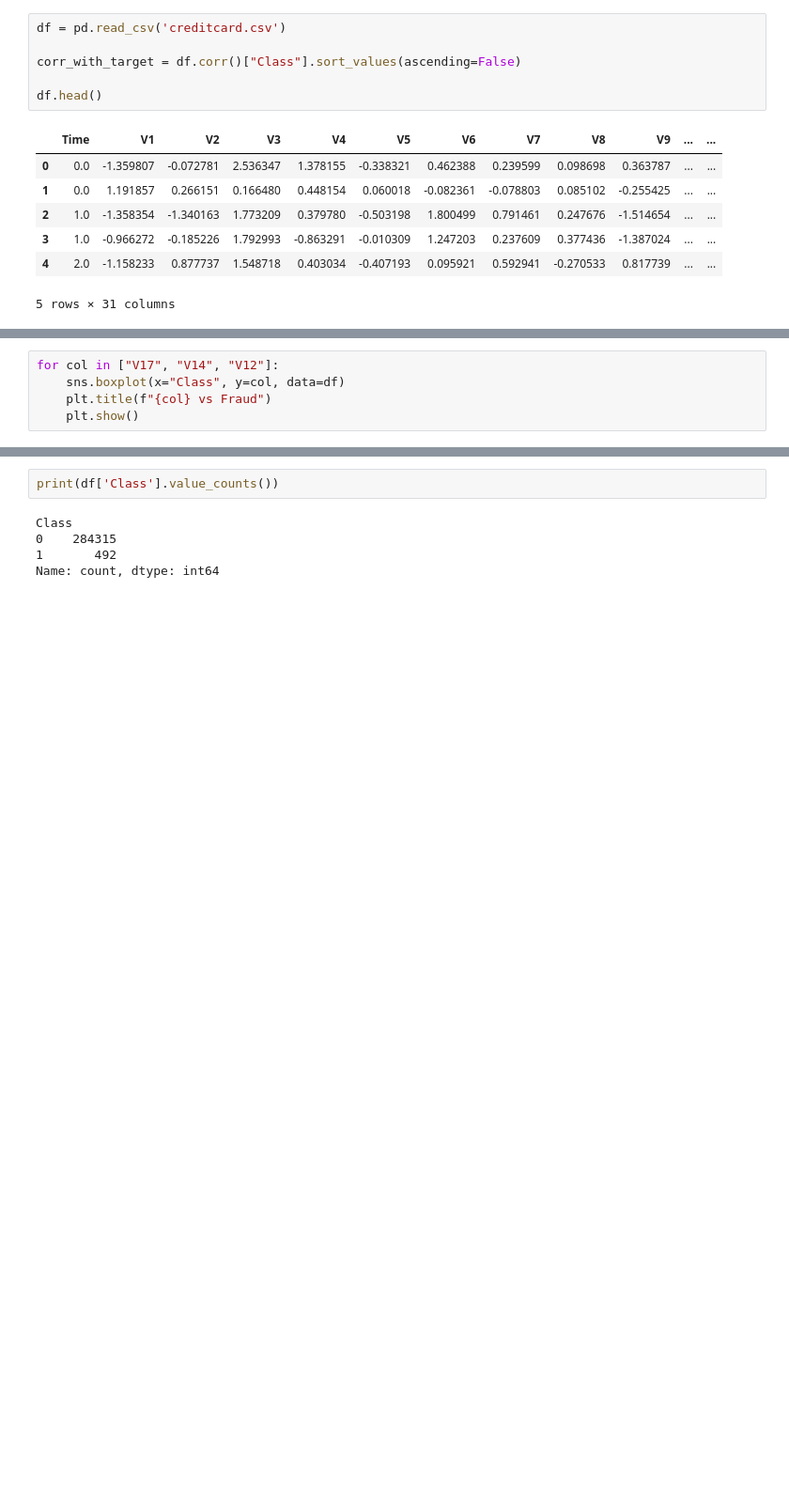
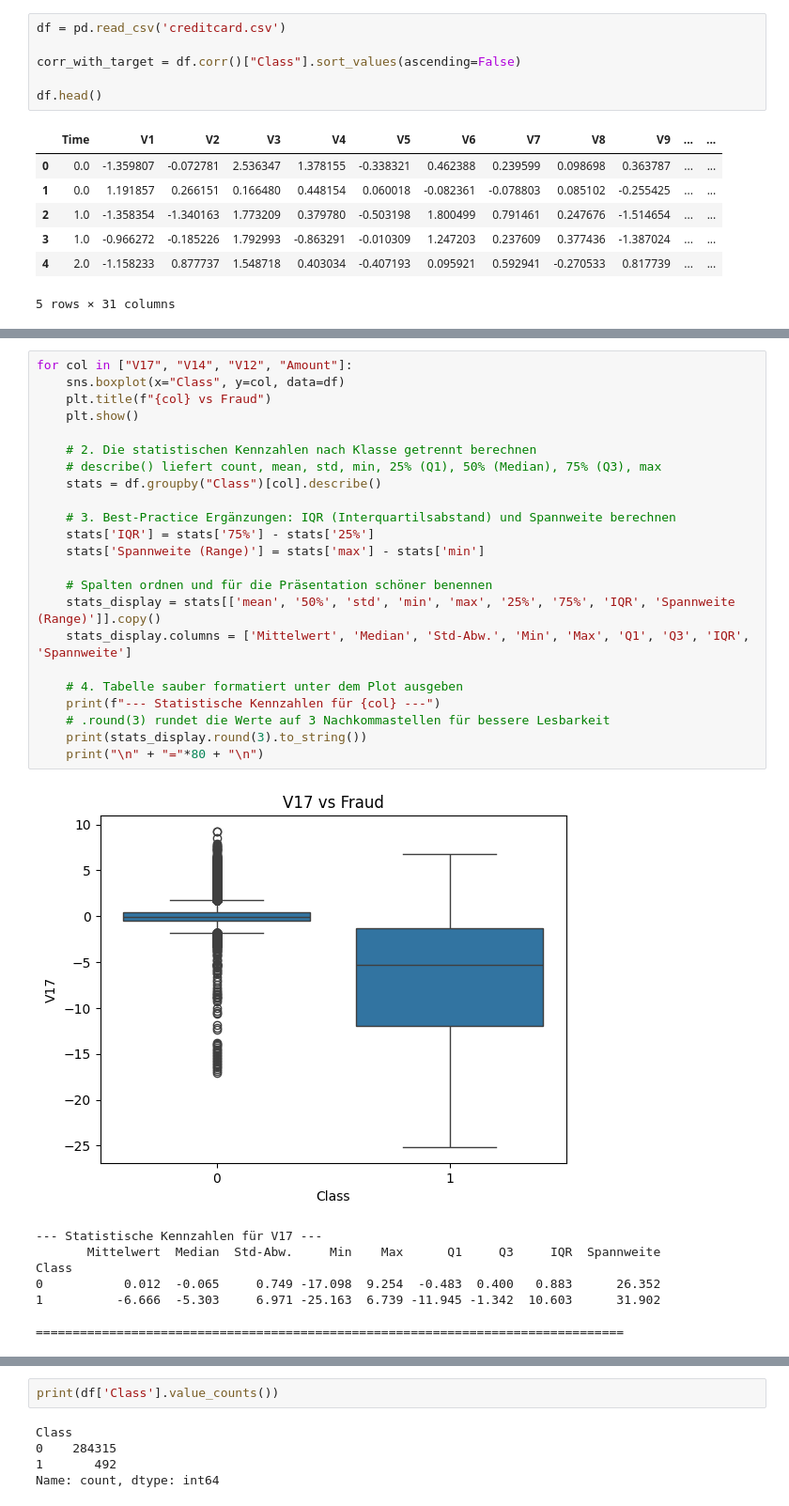
Before and after one commit to joonjester/CardGuard, a Jupyter notebook: corelation.ipynb, the cells around one changed output, grey strips where cells are left out. Shown at 94% size. Cells and saved outputs as stored; diff of their text form; blank space fills up the shorter version.

```diff
--- a/corelation.ipynb
+++ b/corelation.ipynb
@@ -27,5 +33,0 @@ plt.show()
-# %%
-for col in ["V17", "V14", "V12"]:
-    sns.boxplot(x="Class", y=col, data=df)
-    plt.title(f"{col} vs Fraud")
-    plt.show()
@@ -35,0 +34,32 @@ for col in ["V17", "V14", "V12"]:
+# %%
+for col in ["V17", "V14", "V12", "Amount"]:
+    sns.boxplot(x="Class", y=col, data=df)
+    plt.title(f"{col} vs Fraud")
+    plt.show()
+
+    # 2. Die statistischen Kennzahlen nach Klasse getrennt berechnen
+    # describe() liefert count, mean, std, min, 25% (Q1), 50% (Median), 75% (Q3), max
+    stats = df.groupby("Class")[col].describe()
+
+    # 3. Best-Practice Ergänzungen: IQR (Interquartilsabstand) und Spannweite berechnen
+    stats['IQR'] = stats['75%'] - stats['25%']
+    stats['Spannweite (Range)'] = stats['max'] - stats['min']
+
+    # Spalten ordnen und für die Präsentation schöner benennen
+    stats_display = stats[['mean', '50%', 'std', 'min', 'max', '25%', '75%', 'IQR', 'Spannweite (Range)']].copy()
+    stats_display.columns = ['Mittelwert', 'Median', 'Std-Abw.', 'Min', 'Max', 'Q1', 'Q3', 'IQR', 'Spannweite']
+
+    # 4. Tabelle sauber formatiert unter dem Plot ausgeben
+    print(f"--- Statistische Kennzahlen für {col} ---")
+    # .round(3) rundet die Werte auf 3 Nachkommastellen für bessere Lesbarkeit
+    print(stats_display.round(3).to_string())
+    print("\n" + "="*80 + "\n")
+# %% [output]
+[figure, added]
+--- Statistische Kennzahlen für V17 ---
+       Mittelwert  Median  Std-Abw.     Min    Max      Q1     Q3     IQR  Spannweite
+Class
+0           0.012  -0.065     0.749 -17.098  9.254  -0.483  0.400   0.883      26.352
+1          -6.666  -5.303     6.971 -25.163  6.739 -11.945 -1.342  10.603      31.902
+
+================================================================================
```
Also changed, not shown: parts of 7 cells of this notebook.
